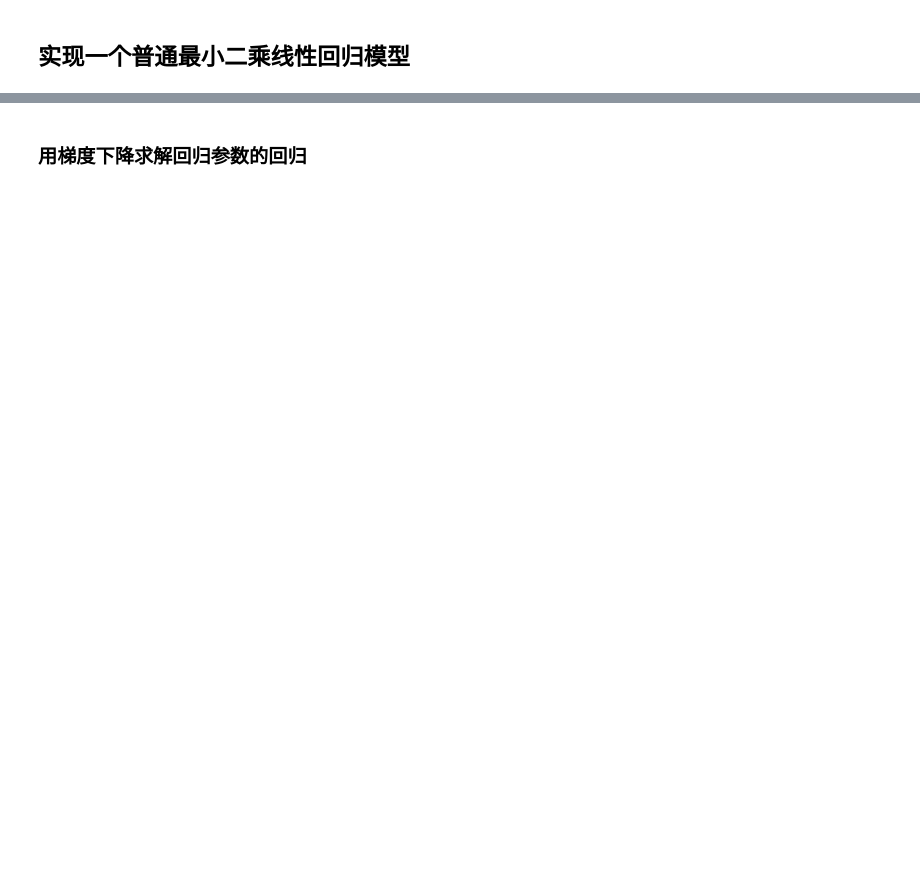
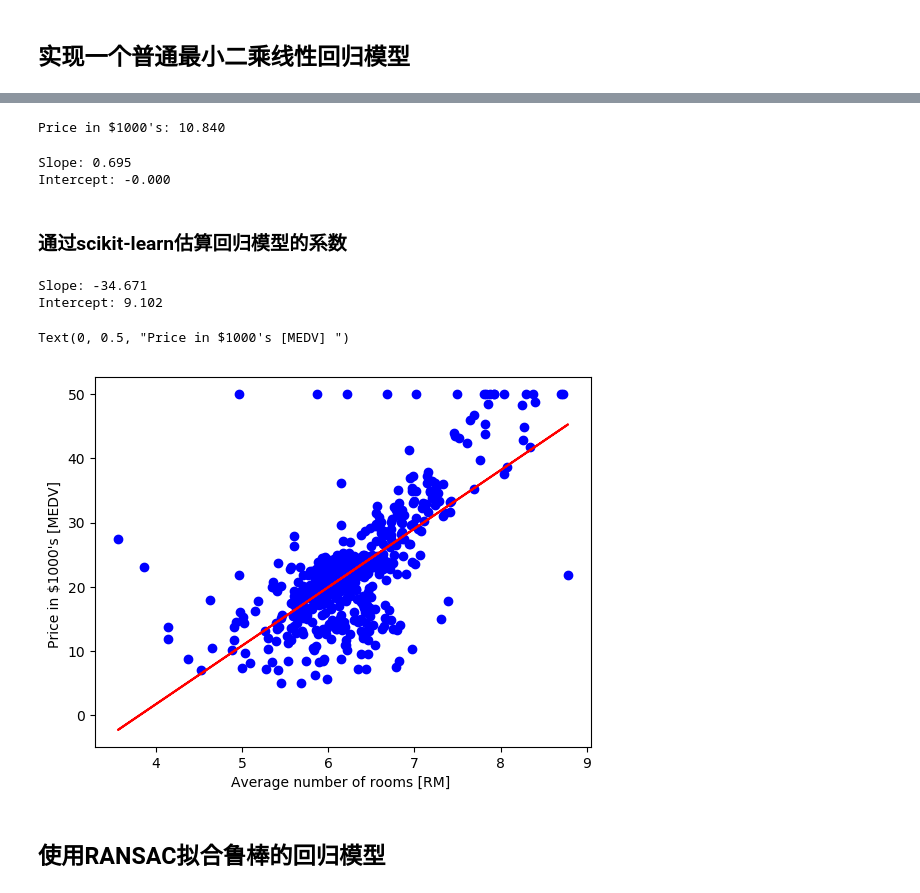
Before and after one commit to zhiwei-Feng/Python-Machine-Learning-Notebooks, a Jupyter notebook: Chapter10/chapter10.ipynb, the cells around one changed output, grey strips where cells are left out. Drawn from its saved outputs; the diff is of its cells as text; code cells hidden in the pictures; blank space fills up the shorter version.

```diff
--- a/Chapter10/chapter10.ipynb
+++ b/Chapter10/chapter10.ipynb
@@ -51,0 +108,5 @@ hm = sns.heatmap(cm, cbar=True, annot=True, square=True, fmt='.2f',
+# %%
+def lin_regplot(X, y, model):
+    plt.scatter(X, y, c='blue')
+    plt.plot(X, model.predict(X), color='red')
+    return None
@@ -52,2 +120,32 @@ hm = sns.heatmap(cm, cbar=True, annot=True, square=True, fmt='.2f',
+# %%
+num_rooms_std = sc_x.transform(np.array([[5.0]]))
+price_std = lr.predict(num_rooms_std)
+print("Price in $1000's: {:.3f}".format(sc_y.inverse_transform(price_std)[0]))
+# %% [output]
+Price in $1000's: 10.840
+# %%
+print('Slope: {:.3f}'.format(lr.w_[1]))
+print('Intercept: {:.3f}'.format(lr.w_[0]))
+# %% [output]
+Slope: 0.695
+Intercept: -0.000
+# %% [markdown]
+### 通过scikit-learn估算回归模型的系数
+# %%
+from sklearn.linear_model import LinearRegression
+slr = LinearRegression()
+slr.fit(X, y)
+print('Slope: {:.3f}'.format(slr.intercept_))
+print('Intercept: {:.3f}'.format(slr.coef_[0]))
+# %% [output]
+Slope: -34.671
+Intercept: 9.102
+# %%
+lin_regplot(X, y, slr)
+plt.xlabel('Average number of rooms [RM] ')
+plt.ylabel('Price in $1000\'s [MEDV] ')
+# %% [output]
+Text(0, 0.5, "Price in $1000's [MEDV] ")
+[figure, added]
 # %% [markdown]
-### 用梯度下降求解回归参数的回归
+## 使用RANSAC拟合鲁棒的回归模型
```
Also changed, not shown: parts of 12 cells of this notebook.
